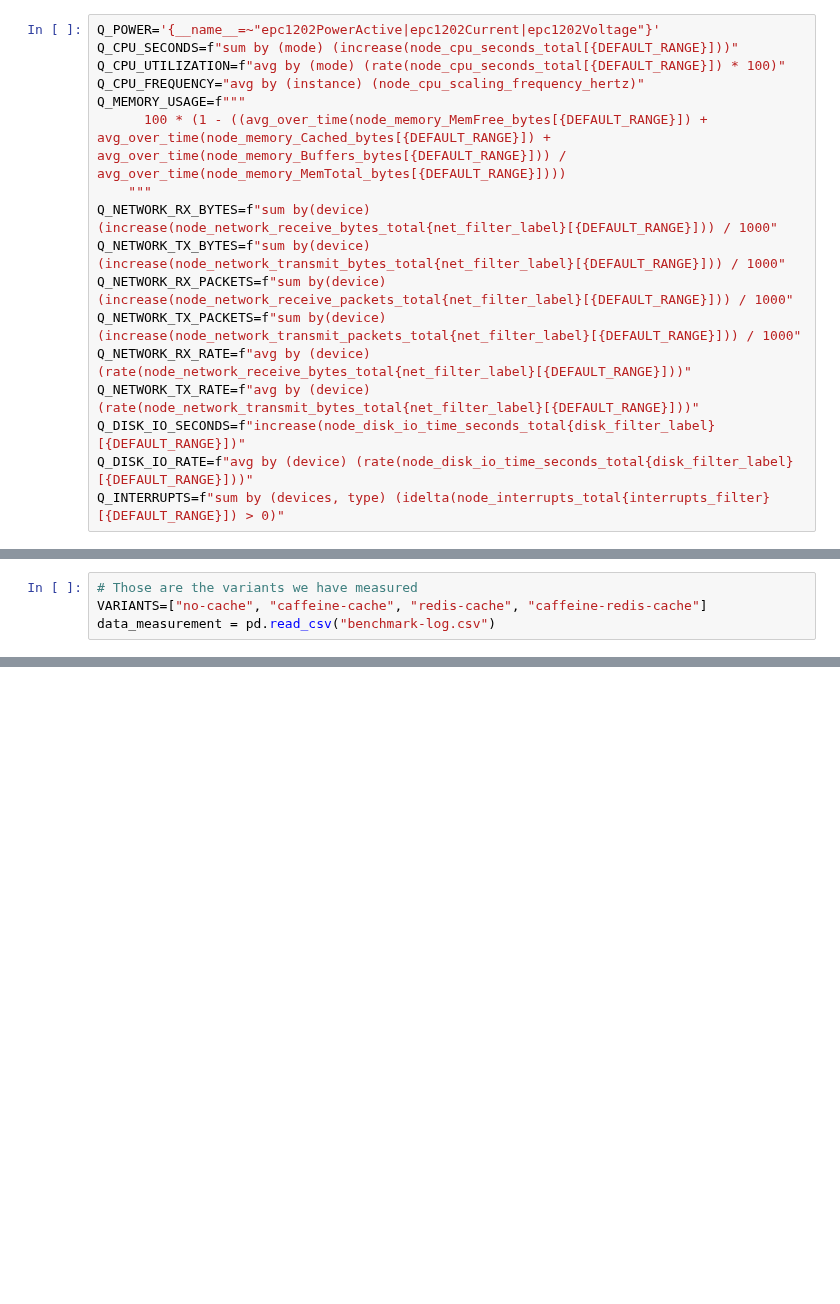
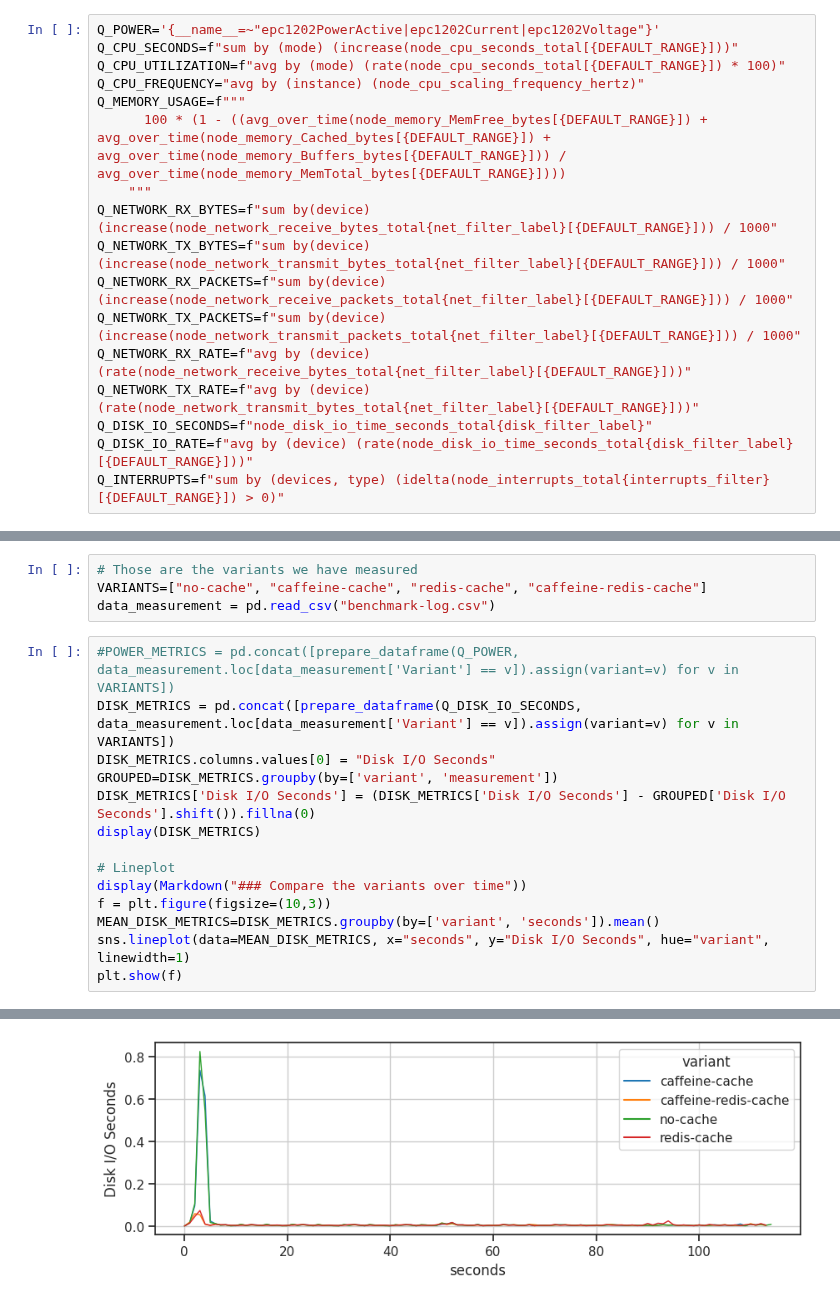
Before and after one commit to twobiers/software-architecture-sustainability-experiment, a Jupyter notebook: results/analysis.ipynb, the cells around one changed output, grey strips where cells are left out. Saved outputs shown, nothing was run; the diff lists cells and outputs as text; blank space fills up the shorter version.

```diff
--- a/results/analysis.ipynb
+++ b/results/analysis.ipynb
@@ -125,7 +125,7 @@ Q_NETWORK_RX_PACKETS=f"sum by(device) (increase(node_network_receive_packets_tot
 Q_NETWORK_TX_PACKETS=f"sum by(device) (increase(node_network_transmit_packets_total{net_filter_label}[{DEFAULT_RANGE}])) / 1000"
 Q_NETWORK_RX_RATE=f"avg by (device) (rate(node_network_receive_bytes_total{net_filter_label}[{DEFAULT_RANGE}]))"
 Q_NETWORK_TX_RATE=f"avg by (device) (rate(node_network_transmit_bytes_total{net_filter_label}[{DEFAULT_RANGE}]))"
-Q_DISK_IO_SECONDS=f"increase(node_disk_io_time_seconds_total{disk_filter_label}[{DEFAULT_RANGE}])"
+Q_DISK_IO_SECONDS=f"node_disk_io_time_seconds_total{disk_filter_label}"
 Q_DISK_IO_RATE=f"avg by (device) (rate(node_disk_io_time_seconds_total{disk_filter_label}[{DEFAULT_RANGE}]))"
 Q_INTERRUPTS=f"sum by (devices, type) (idelta(node_interrupts_total{interrupts_filter}[{DEFAULT_RANGE}]) > 0)"
 # %%
@@ -682,3 +682,18 @@ dtype: object
 # Those are the variants we have measured
 VARIANTS=["no-cache", "caffeine-cache", "redis-cache", "caffeine-redis-cache"]
 data_measurement = pd.read_csv("benchmark-log.csv")
+# %%
+#POWER_METRICS = pd.concat([prepare_dataframe(Q_POWER, data_measurement.loc[data_measurement['Variant'] == v]).assign(variant=v) for v in VARIANTS])
+DISK_METRICS = pd.concat([prepare_dataframe(Q_DISK_IO_SECONDS, data_measurement.loc[data_measurement['Variant'] == v]).assign(variant=v) for v in VARIANTS])
+DISK_METRICS.columns.values[0] = "Disk I/O Seconds"
+GROUPED=DISK_METRICS.groupby(by=['variant', 'measurement'])
+DISK_METRICS['Disk I/O Seconds'] = (DISK_METRICS['Disk I/O Seconds'] - GROUPED['Disk I/O Seconds'].shift()).fillna(0)
+display(DISK_METRICS)
+
+# Lineplot
+display(Markdown("### Compare the variants over time"))
+f = plt.figure(figsize=(10,3))
+MEAN_DISK_METRICS=DISK_METRICS.groupby(by=['variant', 'seconds']).mean()
+sns.lineplot(data=MEAN_DISK_METRICS, x="seconds", y="Disk I/O Seconds", hue="variant", linewidth=1)
+plt.show(f)
+# %% [output]
@@ -685,3 +714,4 @@ data_measurement = pd.read_csv("benchmark-log.csv")
+[figure, added]
 # %%
 POWER_METRICS = pd.concat([prepare_dataframe(Q_POWER, data_measurement.loc[data_measurement['Variant'] == v]).assign(variant=v) for v in VARIANTS])
 POWER_METRICS.columns.values[0] = "Power"
```
Also changed, not shown: parts of 4 cells of this notebook.
